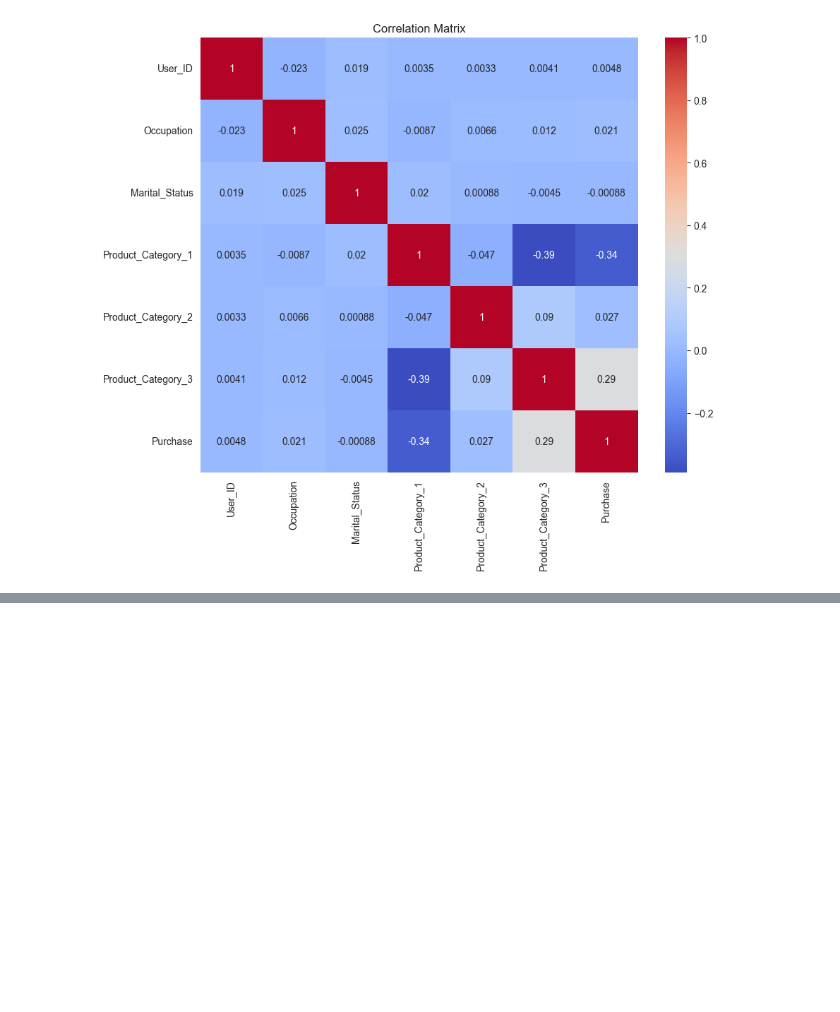
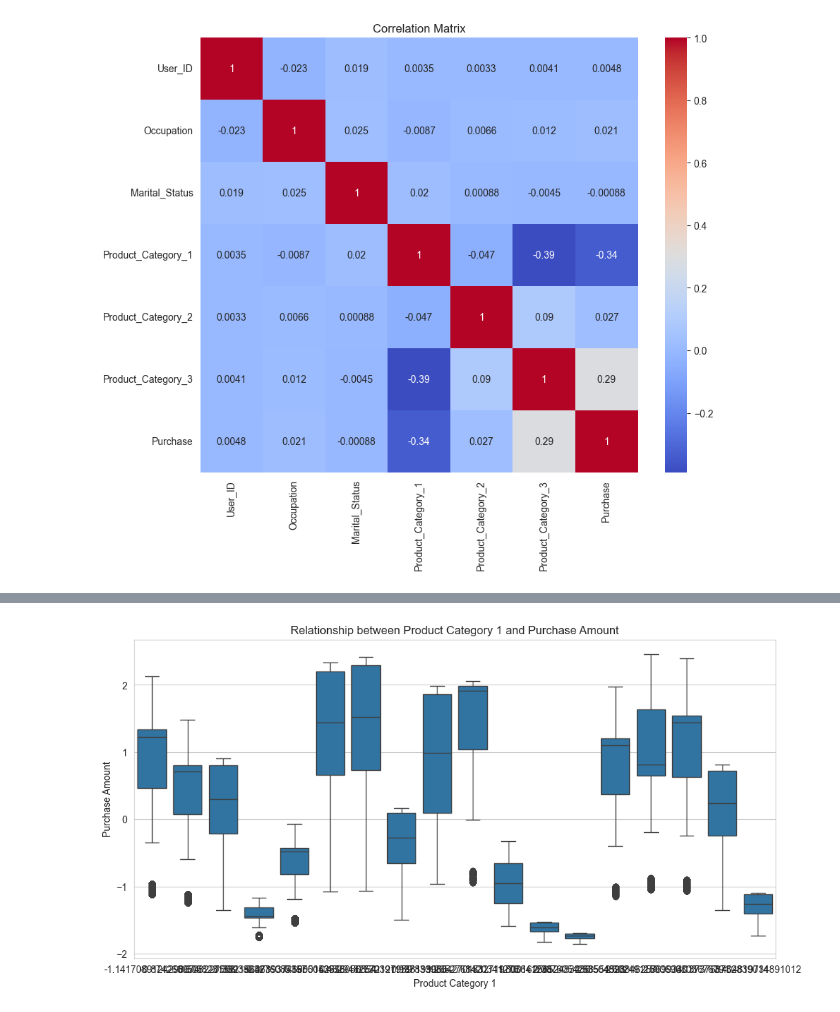
Before and after one commit to H4O3/DataAnalysis_study, a Jupyter notebook: Test3/数据特征分析.ipynb, the cells around one changed output, grey strips where cells are left out. Cells and saved outputs as stored; diff of their text form; code cells hidden in the pictures; blank space fills up the shorter version.

```diff
--- a/Test3/数据特征分析.ipynb
+++ b/Test3/数据特征分析.ipynb
@@ -304,8 +124,0 @@ data = data.drop_duplicates()
-# %%
-# 处理异常值（以Purchase列为例，使用IQR方法）
-Q1 = data['Purchase'].quantile(0.25)
-Q3 = data['Purchase'].quantile(0.75)
-IQR = Q3 - Q1
-lower_bound = Q1 - 1.5 * IQR
-upper_bound = Q3 + 1.5 * IQR
-data = data[(data['Purchase'] >= lower_bound) & (data['Purchase'] <= upper_bound)]
@@ -362,0 +171,9 @@ KeyError: 'date_column'
+# %%
+plt.figure(figsize=(12, 6))
+sns.boxplot(x='Product_Category_1', y='Purchase', data=data)
+plt.title('Relationship between Product Category 1 and Purchase Amount')
+plt.xlabel('Product Category 1')
+plt.ylabel('Purchase Amount')
+plt.show()
+# %% [output]
+[figure, added]
```
Also changed, not shown: parts of 32 cells of this notebook.
